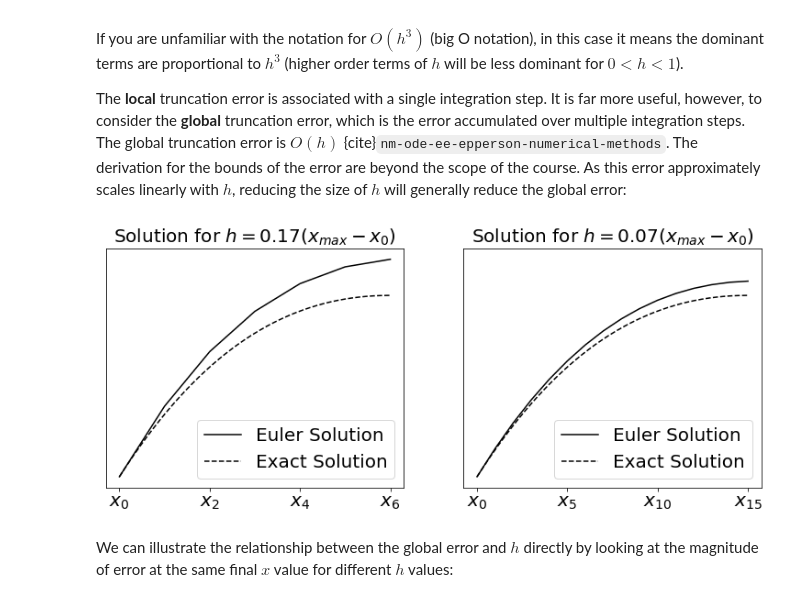
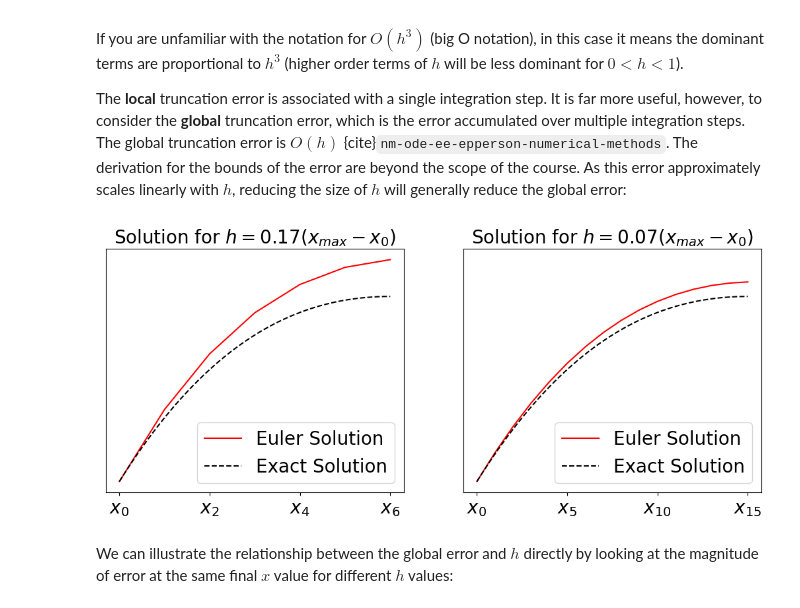
Before and after one commit to maystey/uct-nassp-cm, a Jupyter notebook: _sources/content/numerical-methods/ode/euler-error.ipynb, the cells around one changed output. Cells and saved outputs as stored; diff of their text form; code cells hidden in the pictures.

```diff
--- a/_sources/content/numerical-methods/ode/euler-error.ipynb
+++ b/_sources/content/numerical-methods/ode/euler-error.ipynb
@@ -81,35 +81,35 @@ x = np.linspace(xlims[0], xlims[1], 1000)
 fig, ax = plt.subplots(1,2, figsize = (12.8, 4.8), sharey = True)
 ##Euler solution
 for i, h in enumerate(h_list):
     x_euler[i],y_euler[i],x_ticks[i],y_ticks[i] = euler(a,xlims, h)
 
-    ax[i].plot(x_euler[i], y_euler[i], 'k-', label = 'Euler Solution')
+    ax[i].plot(x_euler[i], y_euler[i], 'r-', label = 'Euler Solution')
     ax[i].plot(x, f(a,x), 'k--', label = 'Exact Solution')
 
     ylim = ax[i].get_ylim()
     xlim = ax[i].get_xlim()
 
     #for i in range(x_euler.size):
     #    plt.vlines(x = x_euler[i], ymin = -100, ymax = y_euler[i], color = 'black',
     #               linestyles = ':')
     #    plt.hlines(y = y_euler[i], xmin = -100, xmax = x_euler[i], color = 'black',
     #               linestyles = ':')
 
     ax[i].set_title(r'Solution for $h = {:.2f} (x_{{max}} - x_0)$'.format(
             h/(xlims[1] - xlims[0])),
             fontsize = fontsize)
 
     ax[i].set_ylim(ylim)
     ax[i].set_xlim(xlim)
     ax[i].set_xticks(x_euler[i][::skip[i]])
     ax[i].set_xticklabels(x_ticks[i][::skip[i]], fontsize = fontsize)
     ax[i].set_yticks([])
     #ax[i].set_yticks(y_euler[i][::skip[i]])
     #ax[i].set_yticklabels(y_ticks[i][::skip[i]], fontsize = fontsize)
     ax[i].legend(fontsize = fontsize)
 plt.show()
 # %% [output]
-[figure, old version]
+[figure, new version]
 # %% [markdown]
 We can illustrate the relationship between the global error and $h$ directly by looking at the magnitude of error at the same final $x$ value for different $h$ values:
 # %%
```
Also changed, not shown: 19 other files.
